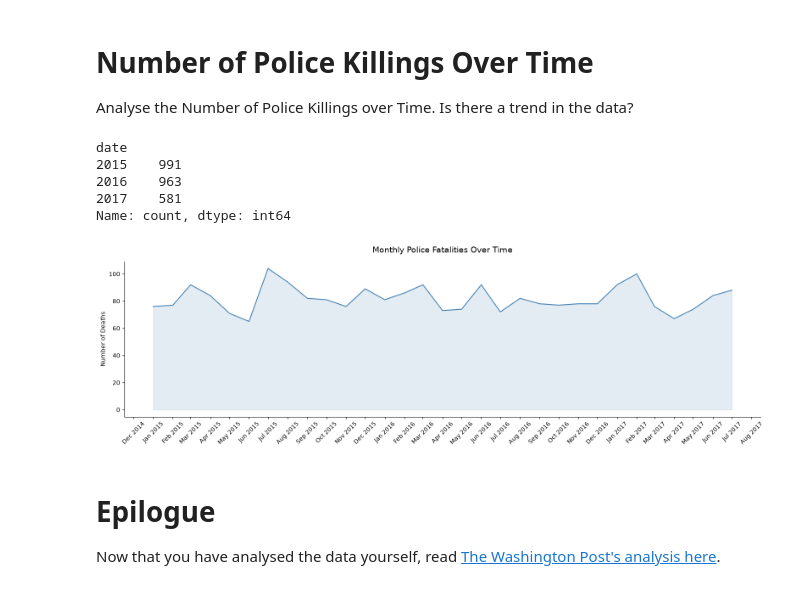
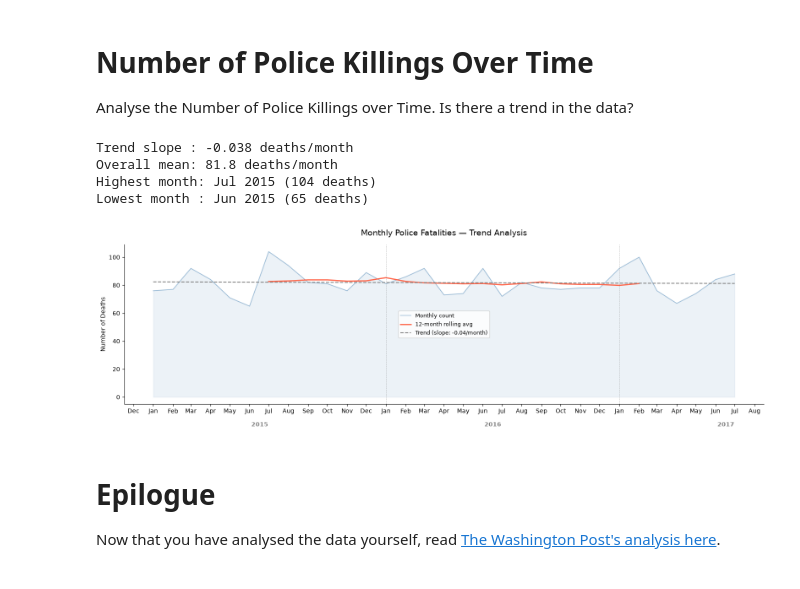
Before and after one commit to LegradiK/us_police_incidents_analysis, a Jupyter notebook: us_police_incidents_analysis.ipynb, the cells around one changed output. Cells and saved outputs as stored; diff of their text form; code cells hidden in the pictures.

```diff
--- a/us_police_incidents_analysis.ipynb
+++ b/us_police_incidents_analysis.ipynb
@@ -1716,60 +1716,81 @@ df_monthly['year_month'] = pd.to_datetime(df_monthly[['year', 'month']].assign(d
 
 # print(df_monthly)
 # %%
-import matplotlib.pyplot as plt
-import matplotlib.dates as mdates
-import matplotlib.ticker as mticker
+import numpy as np
+
+# ── Add numeric index for trend line ──────────────────────────────────
+df_monthly['x_idx'] = range(len(df_monthly))
+
+# ── Fit linear trend ───────────────────────────────────────────────────
+z = np.polyfit(df_monthly['x_idx'], df_monthly['count'], 1)
+p = np.poly1d(z)
+trend = p(df_monthly['x_idx'])
+
+# ── 12-month rolling average ───────────────────────────────────────────
+df_monthly['rolling_12'] = df_monthly['count'].rolling(window=12, center=True).mean()
 
 fig, ax = plt.subplots(figsize=(16, 5))
 
+# Raw line
 ax.plot(df_monthly['year_month'], df_monthly['count'],
-        color='steelblue', linewidth=1.5)
+        color='steelblue', linewidth=1.2, alpha=0.5, label='Monthly count')
 ax.fill_between(df_monthly['year_month'], df_monthly['count'],
-                alpha=0.15, color='steelblue')
+                alpha=0.1, color='steelblue')
 
-ax.set_title('Monthly Police Fatalities Over Time', fontsize=14, pad=15)
+# Rolling average
+ax.plot(df_monthly['year_month'], df_monthly['rolling_12'],
+        color='tomato', linewidth=2, label='12-month rolling avg')
+
+# Linear trend
+ax.plot(df_monthly['year_month'], trend,
+        color='grey', linewidth=1.5, linestyle='--', label=f'Trend (slope: {z[0]:+.2f}/month)')
+
+ax.set_title('Monthly Police Fatalities — Trend Analysis', fontsize=14, pad=15)
 ax.set_xlabel('')
 ax.set_ylabel('Number of Deaths')
+ax.legend(fontsize=9)
 
 # ── Month labels ───────────────────────────────────────────────────────
 ax.xaxis.set_major_locator(mdates.MonthLocator(interval=1))
 ax.xaxis.set_major_formatter(mdates.DateFormatter('%b'))
 ax.tick_params(axis='x', rotation=0)
 ax.spines[['top', 'right']].set_visible(False)
 
-# ── Year labels centred below each year's months ───────────────────────
+# ── Year labels ────────────────────────────────────────────────────────
 years = df_monthly['year'].unique()
 for year in sorted(years):
-    # Start and end of year in data
     year_start = pd.Timestamp(f'{year}-01-01')
     year_end   = pd.Timestamp(f'{year}-12-01')
     year_mid   = year_start + (year_end - year_start) / 2
-
-    # Vertical line at year boundary (except first)
     if year != min(years):
         ax.axvline(x=year_start, color='grey', linewidth=0.7,
                    linestyle='--', alpha=0.5)
-
-    # Year label below x-axis
     ax.annotate(
         str(year),
         xy=(year_mid, 0),
         xycoords=('data', 'axes fraction'),
         xytext=(0, -30),
         textcoords='offset points',
         ha='center', va='top',
         fontsize=10, fontweight='bold', color='grey'
     )
 
+# ── Print trend summary ────────────────────────────────────────────────
+print(f"Trend slope : {z[0]:+.3f} deaths/month")
+print(f"Overall mean: {df_monthly['count'].mean():.1f} deaths/month")
+print(f"Highest month: {df_monthly.loc[df_monthly['count'].idxmax(), 'year_month'].strftime('%b %Y')} "
+      f"({df_monthly['count'].max()} deaths)")
+print(f"Lowest month : {df_monthly.loc[df_monthly['count'].idxmin(), 'year_month'].strftime('%b %Y')} "
+      f"({df_monthly['count'].min()} deaths)")
+
 plt.tight_layout()
 plt.show()
 # %% [output]
-date
-2015    991
-2016    963
-2017    581
-Name: count, dtype: int64
+Trend slope : -0.038 deaths/month
+Overall mean: 81.8 deaths/month
+Highest month: Jul 2015 (104 deaths)
+Lowest month : Jun 2015 (65 deaths)
-[figure, old version]
+[figure, new version]
 # %% [markdown]
 # Epilogue
 
```
Also changed, not shown: 1 other file.
